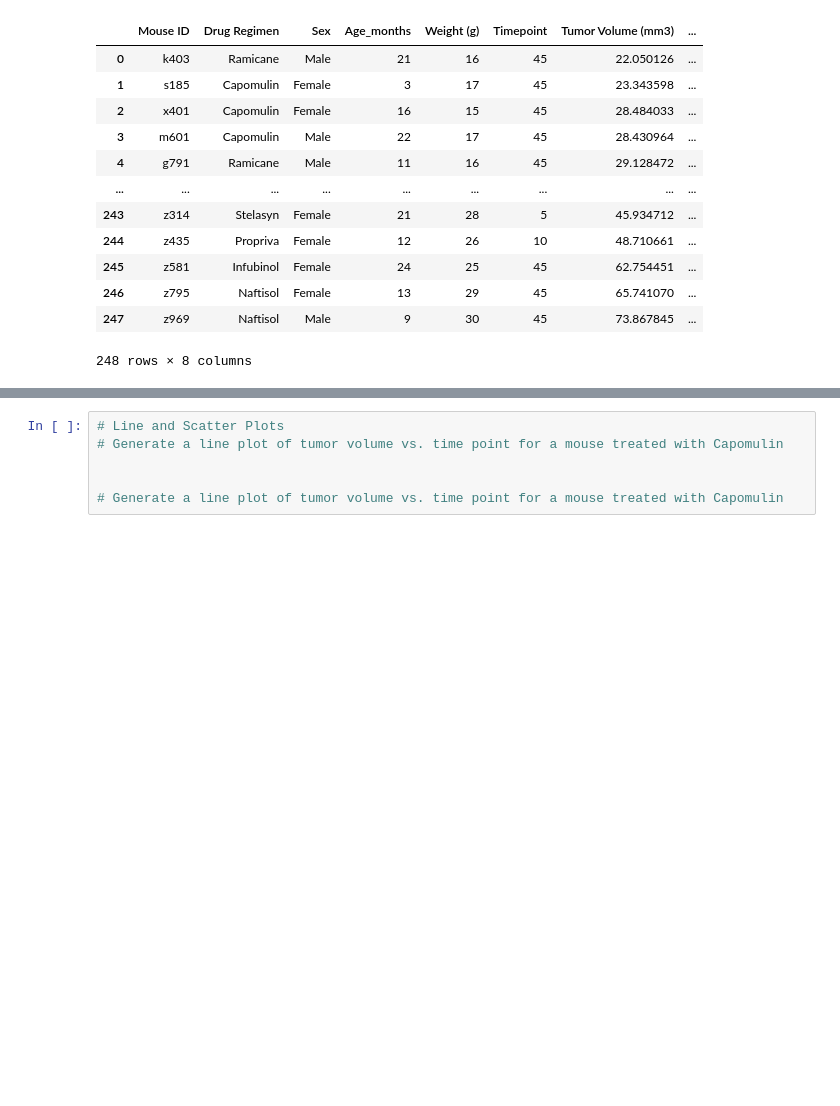
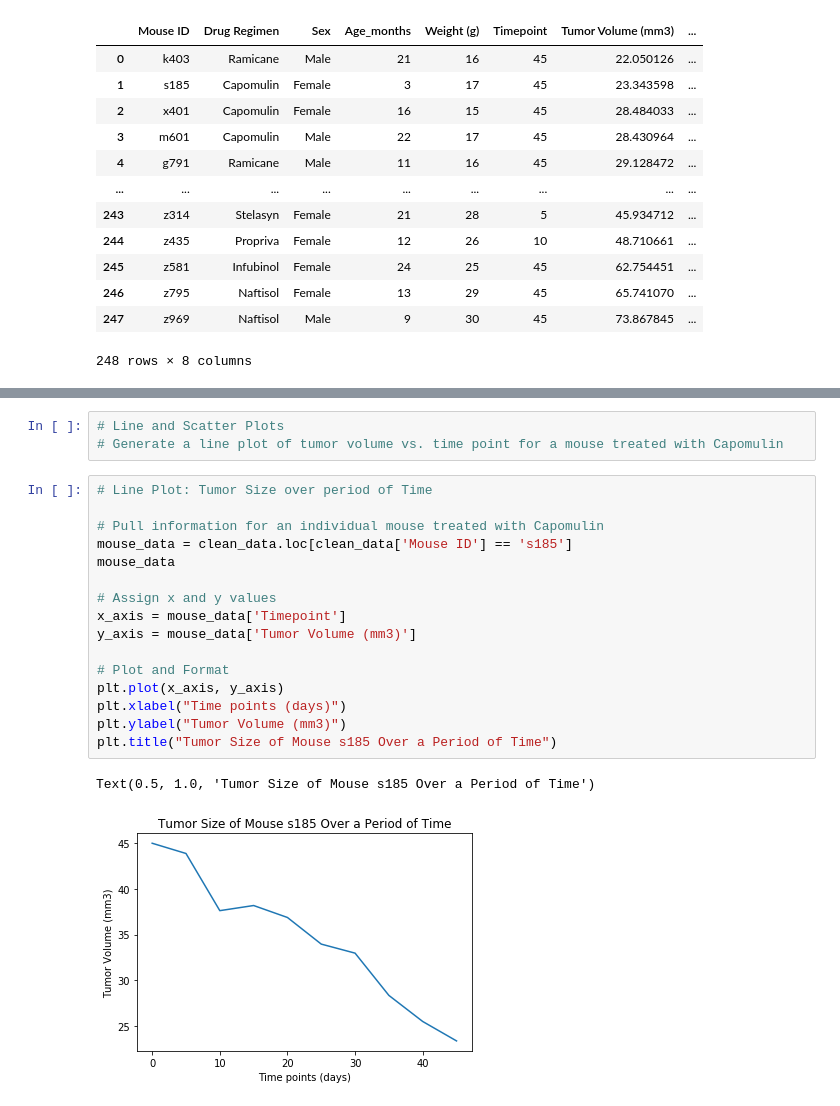
Before and after one commit to LineaFuller/Matplotlib-Challenge, a Jupyter notebook: Pymarceuticals.ipynb, the cells around one changed output, grey strips where cells are left out. Cells and saved outputs as stored; diff of their text form; blank space fills up the shorter version.

```diff
--- a/Pymarceuticals.ipynb
+++ b/Pymarceuticals.ipynb
@@ -364,6 +442,22 @@ plt.show()
 # %%
 # Line and Scatter Plots
 # Generate a line plot of tumor volume vs. time point for a mouse treated with Capomulin
-
-
-# Generate a line plot of tumor volume vs. time point for a mouse treated with Capomulin
+# %%
+# Line Plot: Tumor Size over period of Time
+
+# Pull information for an individual mouse treated with Capomulin
+mouse_data = clean_data.loc[clean_data['Mouse ID'] == 's185']
+mouse_data
+
+# Assign x and y values
+x_axis = mouse_data['Timepoint']
+y_axis = mouse_data['Tumor Volume (mm3)']
+
+# Plot and Format
+plt.plot(x_axis, y_axis)
+plt.xlabel("Time points (days)")
+plt.ylabel("Tumor Volume (mm3)")
+plt.title("Tumor Size of Mouse s185 Over a Period of Time")
+# %% [output]
+Text(0.5, 1.0, 'Tumor Size of Mouse s185 Over a Period of Time')
+[figure, added]
```
Also changed, not shown: parts of 10 cells of this notebook.
